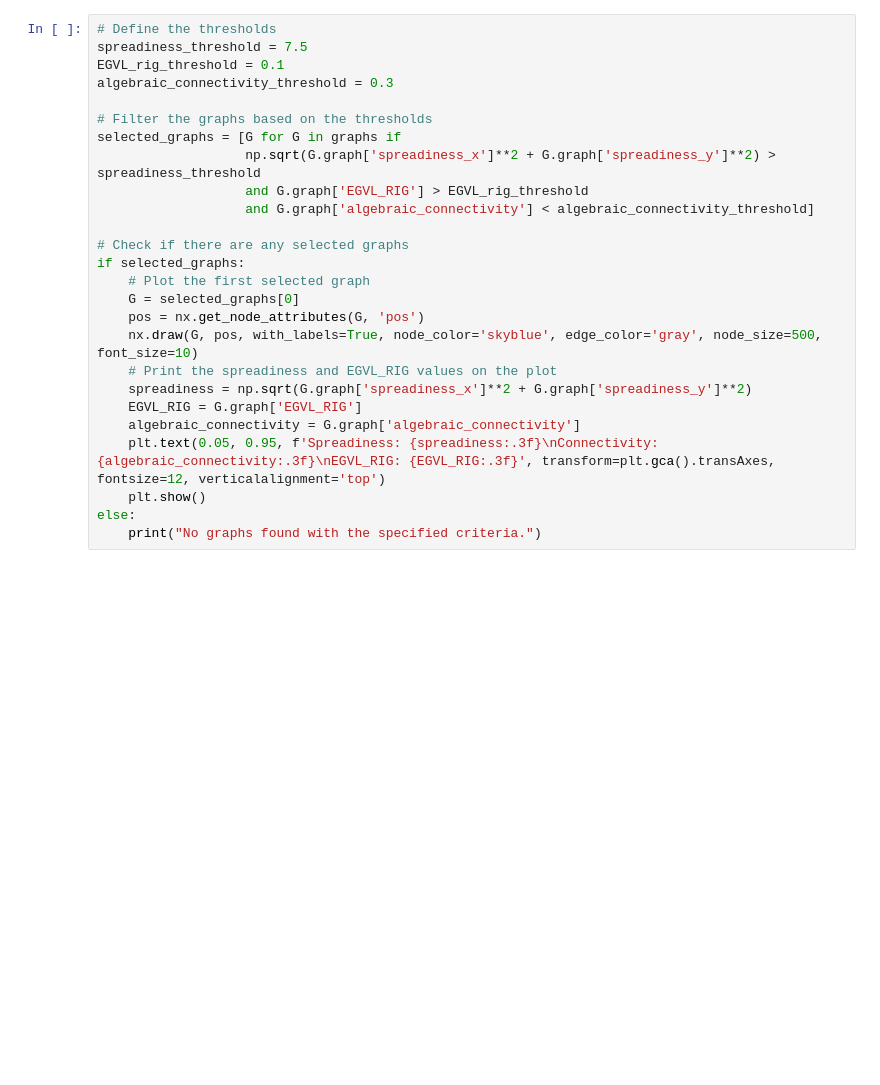
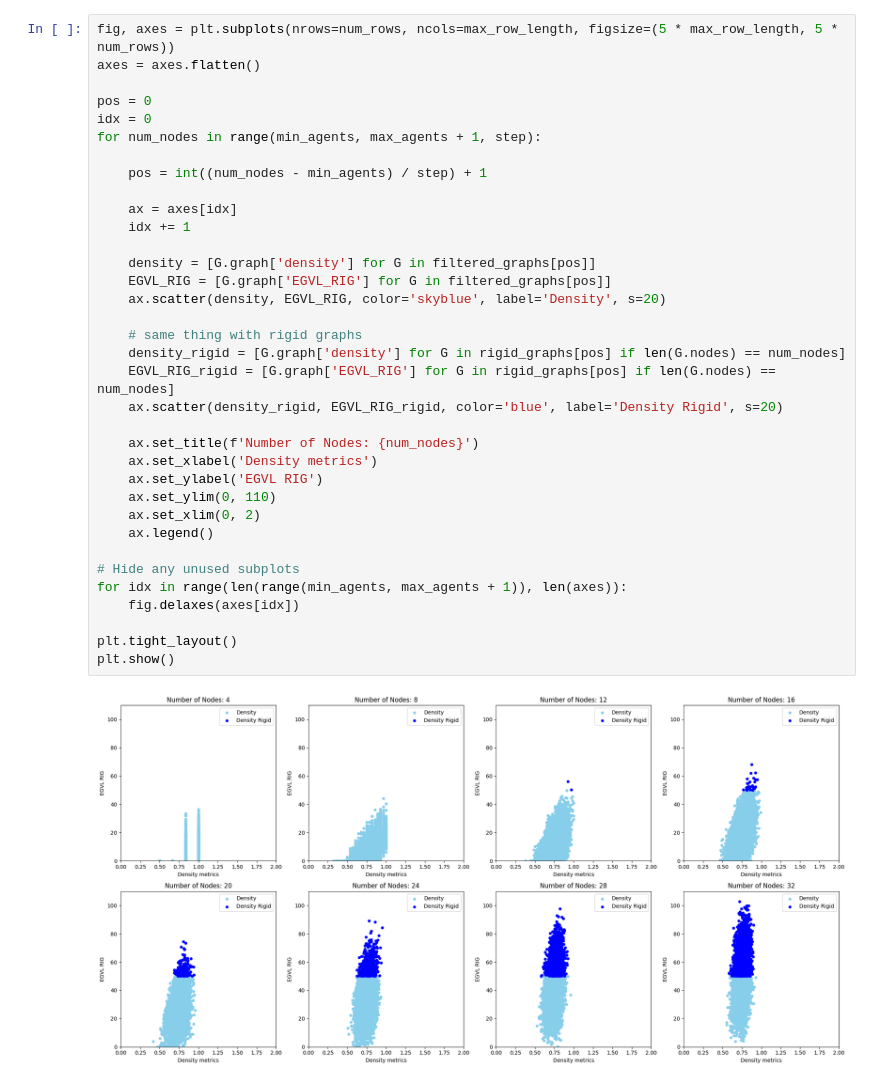
Before and after one commit to CearLab/ActiveLoc, a Jupyter notebook: rigidity_python/clutter/scratchpad.ipynb, the cells around one changed output. Drawn from its saved outputs; the diff is of its cells as text; blank space fills up the shorter version.

```diff
--- a/rigidity_python/clutter/scratchpad.ipynb
+++ b/rigidity_python/clutter/scratchpad.ipynb
@@ -303,26 +189,37 @@ plt.show()
-# %%
-# Define the thresholds
-spreadiness_threshold = 7.5
-EGVL_rig_threshold = 0.1
-algebraic_connectivity_threshold = 0.3
-
-# Filter the graphs based on the thresholds
-selected_graphs = [G for G in graphs if
-                   np.sqrt(G.graph['spreadiness_x']**2 + G.graph['spreadiness_y']**2) > spreadiness_threshold
-                   and G.graph['EGVL_RIG'] > EGVL_rig_threshold
-                   and G.graph['algebraic_connectivity'] < algebraic_connectivity_threshold]
-
-# Check if there are any selected graphs
-if selected_graphs:
-    # Plot the first selected graph
-    G = selected_graphs[0]
-    pos = nx.get_node_attributes(G, 'pos')
-    nx.draw(G, pos, with_labels=True, node_color='skyblue', edge_color='gray', node_size=500, font_size=10)
-    # Print the spreadiness and EGVL_RIG values on the plot
-    spreadiness = np.sqrt(G.graph['spreadiness_x']**2 + G.graph['spreadiness_y']**2)
-    EGVL_RIG = G.graph['EGVL_RIG']
-    algebraic_connectivity = G.graph['algebraic_connectivity']
-    plt.text(0.05, 0.95, f'Spreadiness: {spreadiness:.3f}\nConnectivity: {algebraic_connectivity:.3f}\nEGVL_RIG: {EGVL_RIG:.3f}', transform=plt.gca().transAxes, fontsize=12, verticalalignment='top')
-    plt.show()
-else:
-    print("No graphs found with the specified criteria.")
+# %%
+fig, axes = plt.subplots(nrows=num_rows, ncols=max_row_length, figsize=(5 * max_row_length, 5 * num_rows))
+axes = axes.flatten()
+
+pos = 0
+idx = 0
+for num_nodes in range(min_agents, max_agents + 1, step):
+
+    pos = int((num_nodes - min_agents) / step) + 1
+
+    ax = axes[idx]
+    idx += 1
+
+    density = [G.graph['density'] for G in filtered_graphs[pos]]
+    EGVL_RIG = [G.graph['EGVL_RIG'] for G in filtered_graphs[pos]]
+    ax.scatter(density, EGVL_RIG, color='skyblue', label='Density', s=20)
+
+    # same thing with rigid graphs
+    density_rigid = [G.graph['density'] for G in rigid_graphs[pos] if len(G.nodes) == num_nodes]
+    EGVL_RIG_rigid = [G.graph['EGVL_RIG'] for G in rigid_graphs[pos] if len(G.nodes) == num_nodes]
+    ax.scatter(density_rigid, EGVL_RIG_rigid, color='blue', label='Density Rigid', s=20)
+
+    ax.set_title(f'Number of Nodes: {num_nodes}')
+    ax.set_xlabel('Density metrics')
+    ax.set_ylabel('EGVL RIG')
+    ax.set_ylim(0, 110)
+    ax.set_xlim(0, 2)
+    ax.legend()
+
+# Hide any unused subplots
+for idx in range(len(range(min_agents, max_agents + 1)), len(axes)):
+    fig.delaxes(axes[idx])
+
+plt.tight_layout()
+plt.show()
+# %% [output]
+[figure, added]
```
Also changed, not shown: parts of 12 cells of this notebook, 8 other files.
